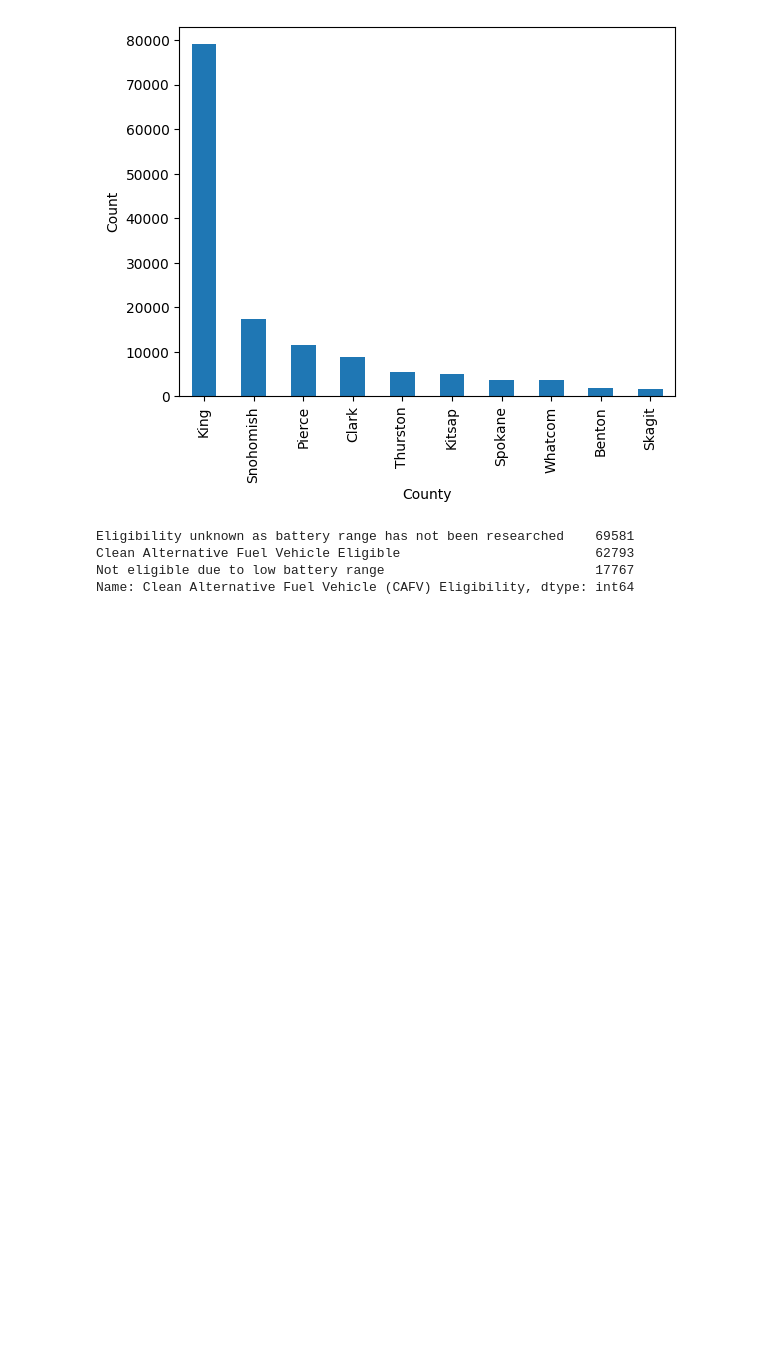
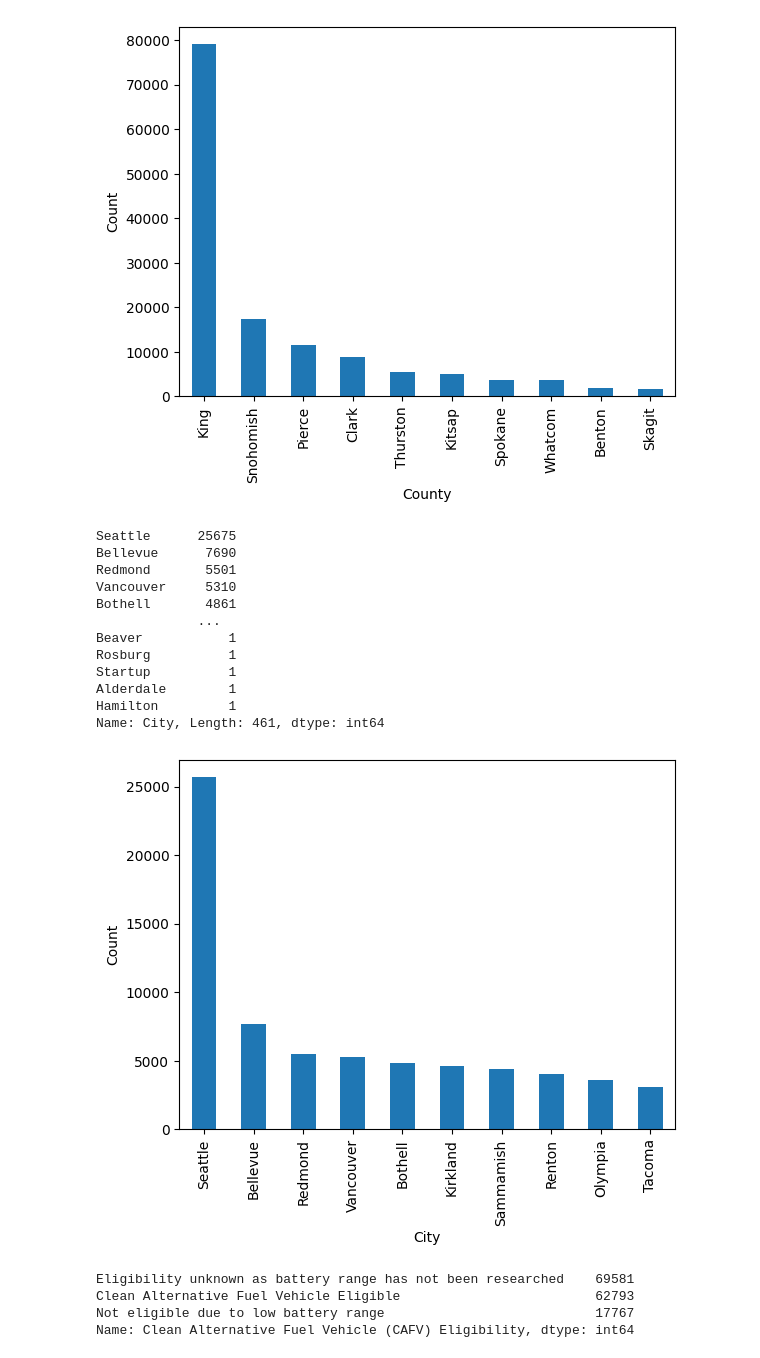
Before and after one commit to rileyfroehlich/DAAN881-Final-Project, a Jupyter notebook: data_explore.ipynb, the cells around one changed output. Drawn from its saved outputs; the diff is of its cells as text; code cells hidden in the pictures; blank space fills up the shorter version.

Commit message:
Created graphs for exploring the data

```diff
--- a/data_explore.ipynb
+++ b/data_explore.ipynb
@@ -54,4 +56,29 @@ Columbia           18
 Garfield            3
 Name: County, dtype: int64
 [figure]
+# %%
+#Find counties with most amount of EV
+
+category_counts = electric_vehicle_df['City'].value_counts()
+print(category_counts)
+#Top 10 counties
+category_counts = category_counts.head(10)
+category_counts.plot(kind='bar')
+plt.xlabel('City')
+plt.ylabel('Count')
+plt.show()
+# %% [output]
+Seattle      25675
+Bellevue      7690
+Redmond       5501
+Vancouver     5310
+Bothell       4861
+             ...
+Beaver           1
+Rosburg          1
+Startup          1
+Alderdale        1
+Hamilton         1
+Name: City, Length: 461, dtype: int64
+[figure, added]
 # %%
```
Also changed, not shown: parts of 16 cells of this notebook, 1 other file.
